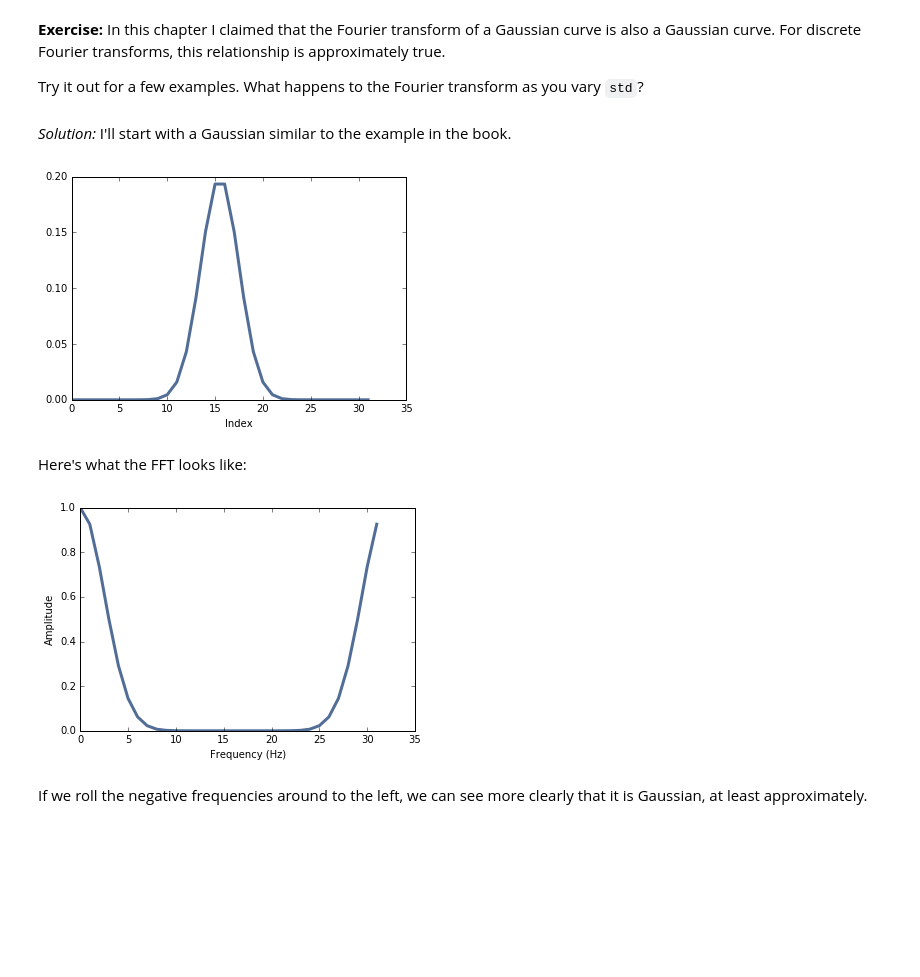
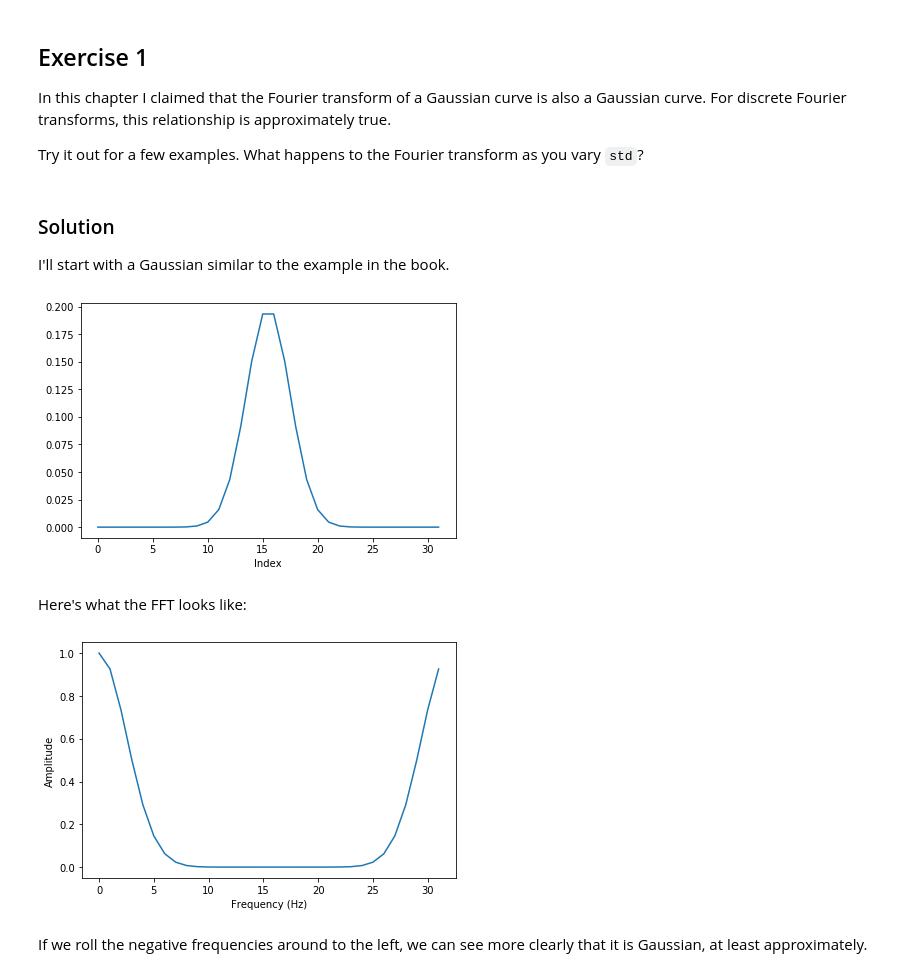
Before and after one commit to AllenDowney/ThinkDSP, a Jupyter notebook: code/chap08soln.ipynb, the cells around one changed output. Cells and saved outputs as stored; diff of their text form; code cells hidden in the pictures; blank space fills up the shorter version.

```diff
--- a/code/chap08soln.ipynb
+++ b/code/chap08soln.ipynb
@@ -25,27 +21,33 @@ np.set_printoptions(precision=3, suppress=True)
 # %% [markdown]
-**Exercise:** In this chapter I claimed that the Fourier transform of a Gaussian
+## Exercise 1
+
+In this chapter I claimed that the Fourier transform of a Gaussian
 curve is also a Gaussian curve.  For discrete Fourier transforms,
 this relationship is approximately true.
 
 Try it out for a few examples.  What happens to the Fourier transform
 as you vary `std`?
 # %% [markdown]
-*Solution:* I'll start with a Gaussian similar to the example in the book.
+### Solution
+
+I'll start with a Gaussian similar to the example in the book.
 # %%
+import scipy.signal
+
 gaussian = scipy.signal.gaussian(M=32, std=2)
 gaussian /= sum(gaussian)
-thinkplot.plot(gaussian)
-thinkplot.config(xlabel='Index')
+plt.plot(gaussian)
+decorate(xlabel='Index')
 # %% [output]
-[figure, old version]
+[figure, new version]
 # %% [markdown]
 Here's what the FFT looks like:
 # %%
 fft_gaussian = np.fft.fft(gaussian)
-thinkplot.plot(abs(fft_gaussian))
-thinkplot.config(xlabel='Frequency (Hz)', ylabel='Amplitude')
+plt.plot(abs(fft_gaussian))
+decorate(xlabel='Frequency (Hz)', ylabel='Amplitude')
 # %% [output]
-[figure, old version]
+[figure, new version]
 # %% [markdown]
 If we roll the negative frequencies around to the left, we can see more clearly that it is Gaussian, at least approximately.
 # %%
```
Also changed, not shown: parts of 19 cells of this notebook, 2 other files.
